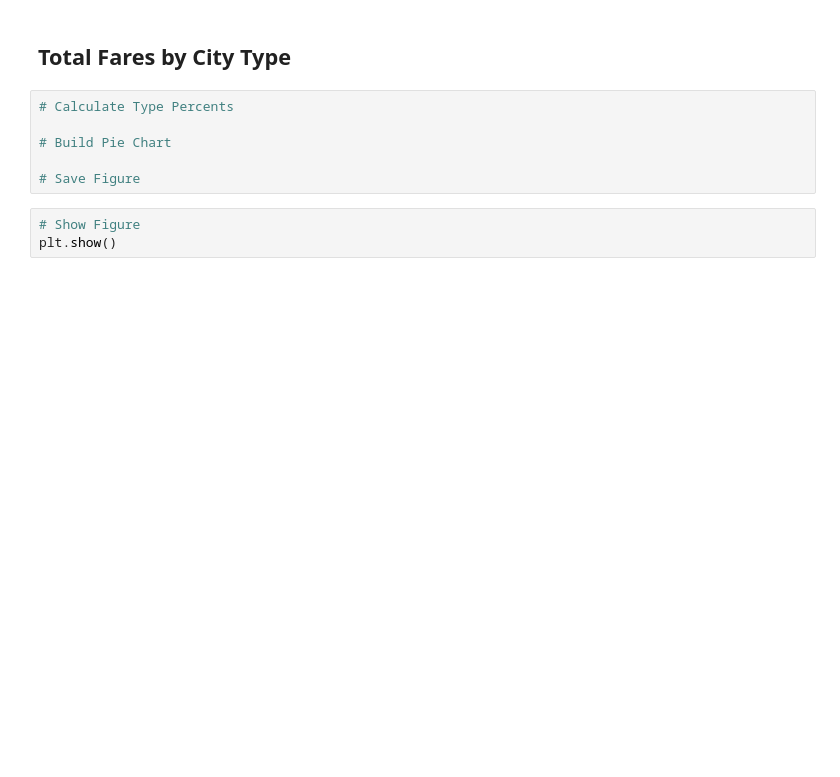
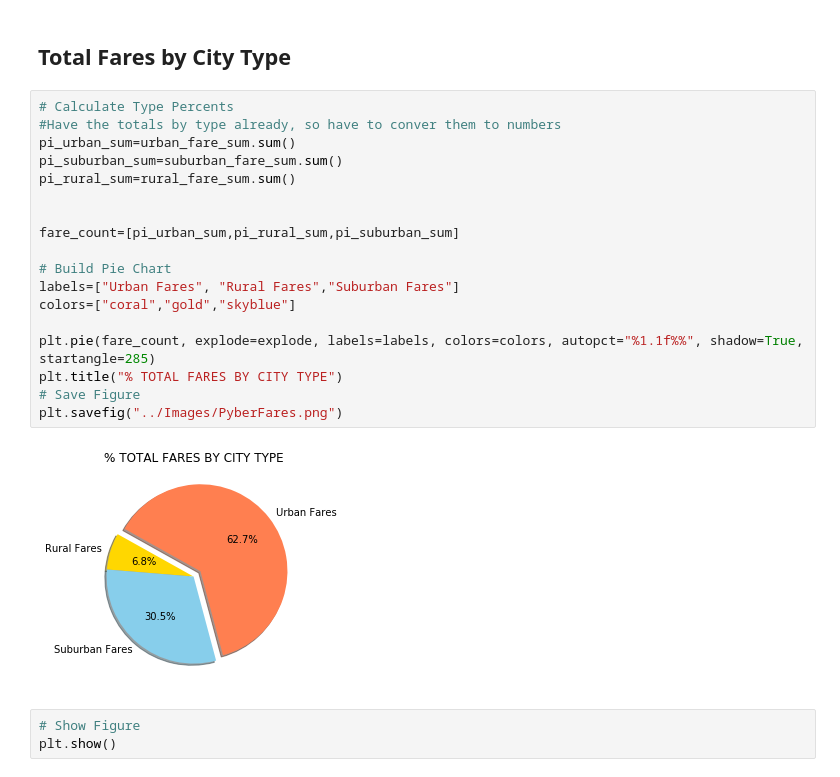
Before and after one commit to nicholasiii/Homework5, a Jupyter notebook: Pyber/pyber_starter.ipynb, the cells around one changed output. Drawn from its saved outputs; the diff is of its cells as text; blank space fills up the shorter version.

```diff
--- a/Pyber/pyber_starter.ipynb
+++ b/Pyber/pyber_starter.ipynb
@@ -96,12 +111,26 @@ NameError: name 'func' is not defined
 plt.show()
 # %% [markdown]
 ## Total Fares by City Type
-# %%
-# Calculate Type Percents
-
-# Build Pie Chart
-
-# Save Figure
+# %%
+# Calculate Type Percents
+#Have the totals by type already, so have to conver them to numbers
+pi_urban_sum=urban_fare_sum.sum()
+pi_suburban_sum=suburban_fare_sum.sum()
+pi_rural_sum=rural_fare_sum.sum()
+
+
+fare_count=[pi_urban_sum,pi_rural_sum,pi_suburban_sum]
+
+# Build Pie Chart
+labels=["Urban Fares", "Rural Fares","Suburban Fares"]
+colors=["coral","gold","skyblue"]
+
+plt.pie(fare_count, explode=explode, labels=labels, colors=colors, autopct="%1.1f%%", shadow=True, startangle=285)
+plt.title("% TOTAL FARES BY CITY TYPE")
+# Save Figure
+plt.savefig("../Images/PyberFares.png")
+# %% [output]
+[figure, added]
 # %%
 # Show Figure
 plt.show()
```
Also changed, not shown: parts of 8 cells of this notebook, 6 other files.
